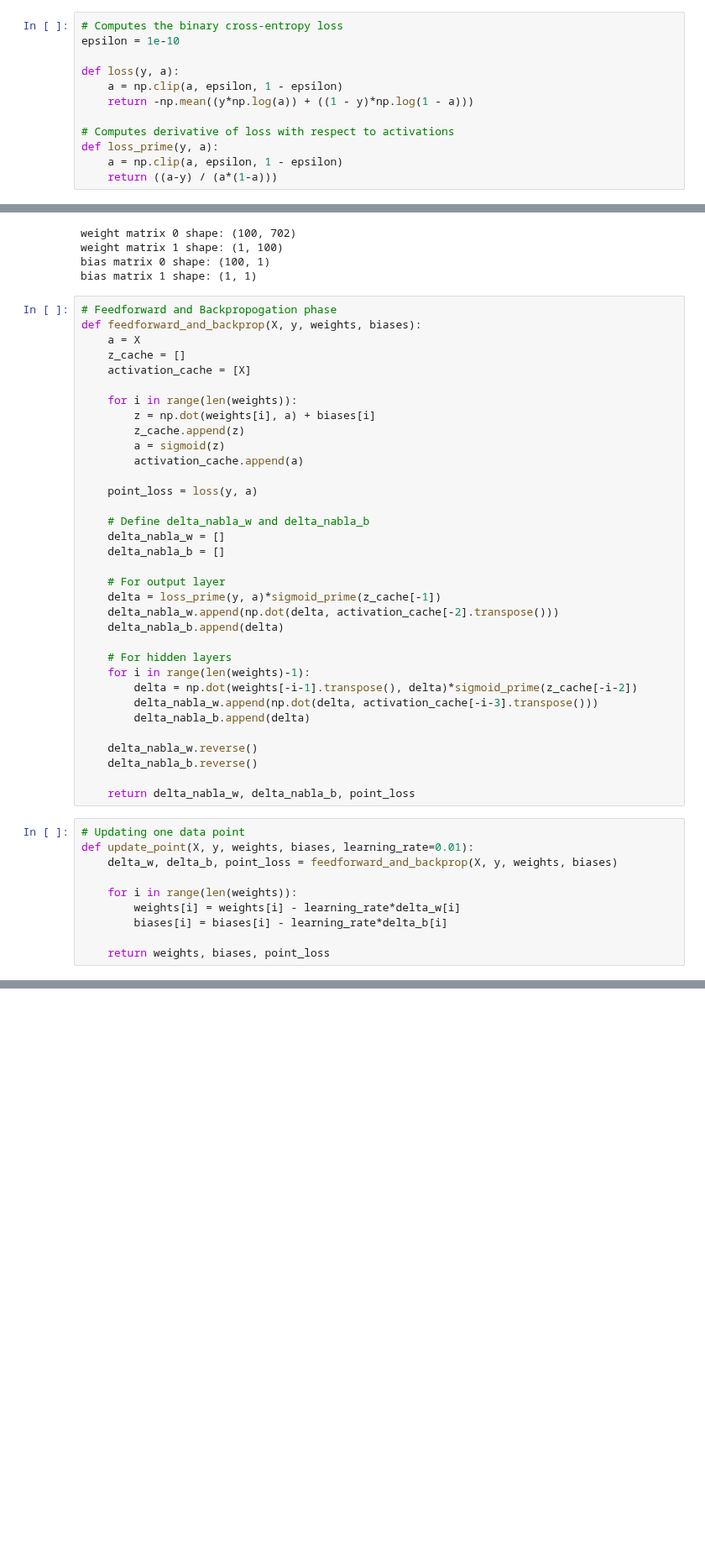
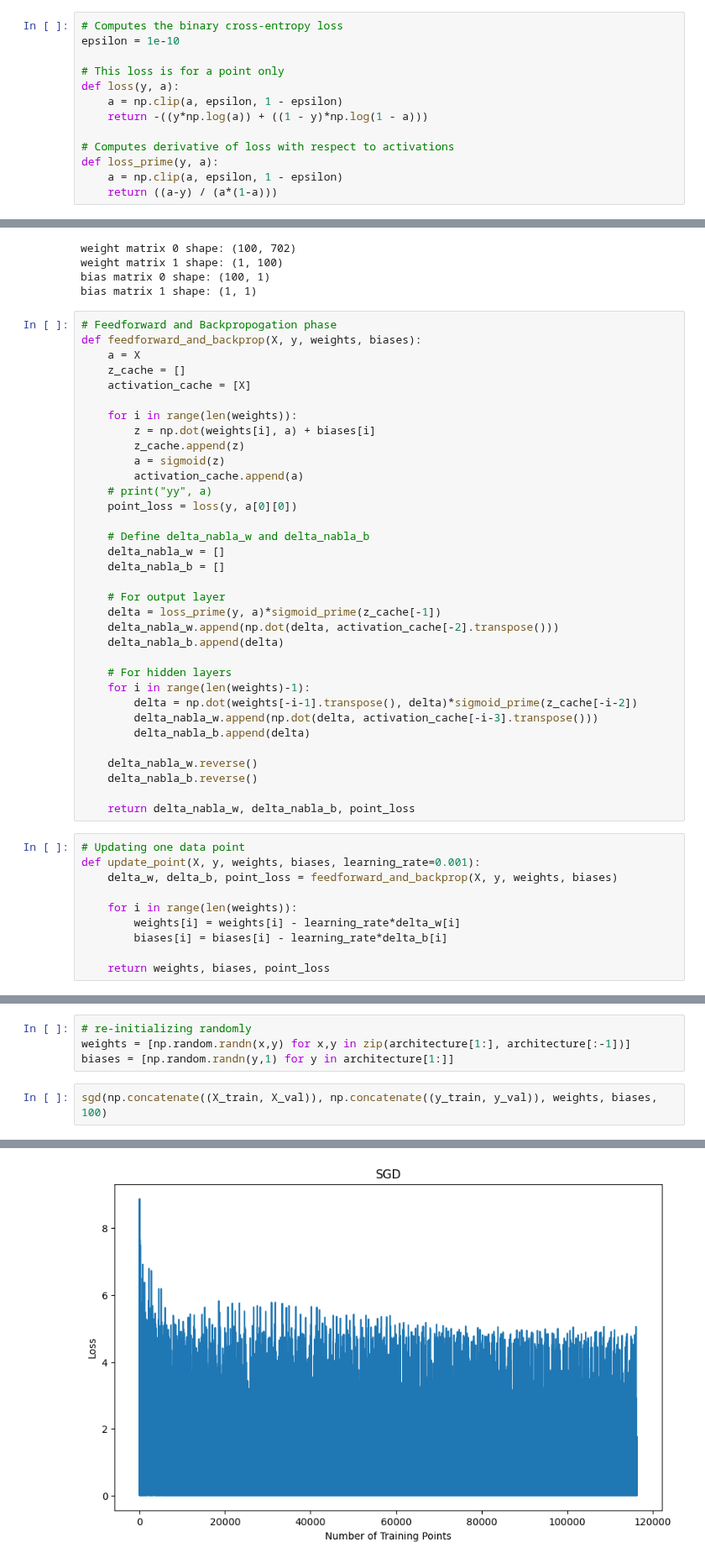
Before and after one commit to PritK99/ML-Toolbox, a Jupyter notebook: Neural Networks/gender prediction.ipynb, the cells around one changed output, grey strips where cells are left out. Shown at 84% size. Cells and saved outputs as stored; diff of their text form; blank space fills up the shorter version.

```diff
--- a/Neural Networks/gender prediction.ipynb
+++ b/Neural Networks/gender prediction.ipynb
@@ -128,9 +128,10 @@ def sigmoid_prime(z):
 # Computes the binary cross-entropy loss
 epsilon = 1e-10
 
+# This loss is for a point only
 def loss(y, a):
     a = np.clip(a, epsilon, 1 - epsilon)
-    return -np.mean((y*np.log(a)) + ((1 - y)*np.log(1 - a)))
+    return -((y*np.log(a)) + ((1 - y)*np.log(1 - a)))
 
 # Computes derivative of loss with respect to activations
 def loss_prime(y, a):
@@ -166,8 +167,8 @@ def feedforward_and_backprop(X, y, weights, biases):
         z_cache.append(z)
         a = sigmoid(z)
         activation_cache.append(a)
-
-    point_loss = loss(y, a)
+    # print("yy", a)
+    point_loss = loss(y, a[0][0])
 
     # Define delta_nabla_w and delta_nabla_b
     delta_nabla_w = []
@@ -190,7 +191,7 @@ def feedforward_and_backprop(X, y, weights, biases):
     return delta_nabla_w, delta_nabla_b, point_loss
 # %%
 # Updating one data point
-def update_point(X, y, weights, biases, learning_rate=0.01):
+def update_point(X, y, weights, biases, learning_rate=0.001):
     delta_w, delta_b, point_loss = feedforward_and_backprop(X, y, weights, biases)
 
     for i in range(len(weights)):
@@ -259,0 +276,7 @@ Validation Accuracy for epoch 90: 0.5001
+# %%
+# re-initializing randomly
+weights = [np.random.randn(x,y) for x,y in zip(architecture[1:], architecture[:-1])]
+biases = [np.random.randn(y,1) for y in architecture[1:]]
+# %%
+sgd(np.concatenate((X_train, X_val)), np.concatenate((y_train, y_val)), weights, biases, 100)
+# %% [output]
@@ -259,0 +288 @@ Validation Accuracy for epoch 90: 0.5001
+[figure, added]
```
Also changed, not shown: parts of 22 cells of this notebook, 6 other files.
